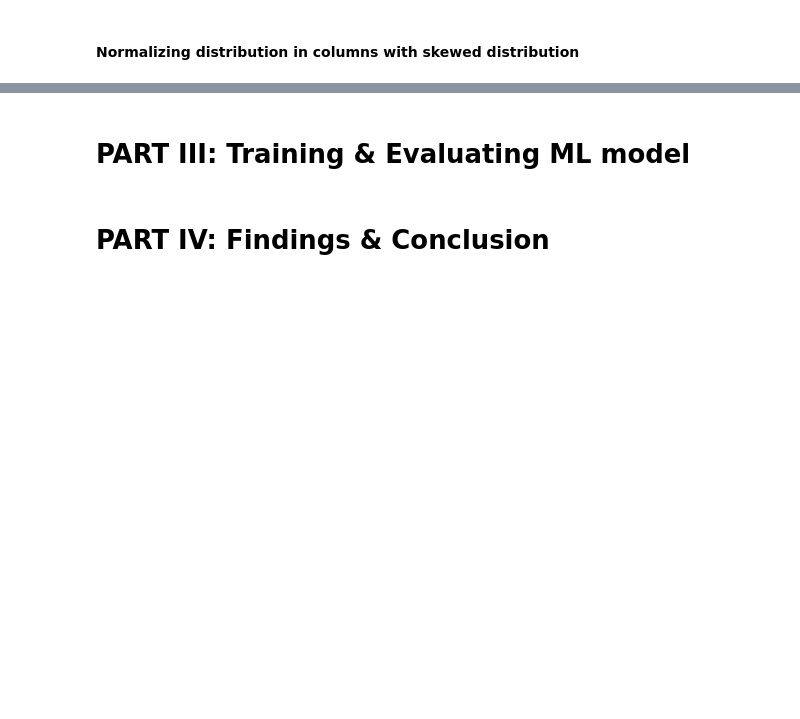
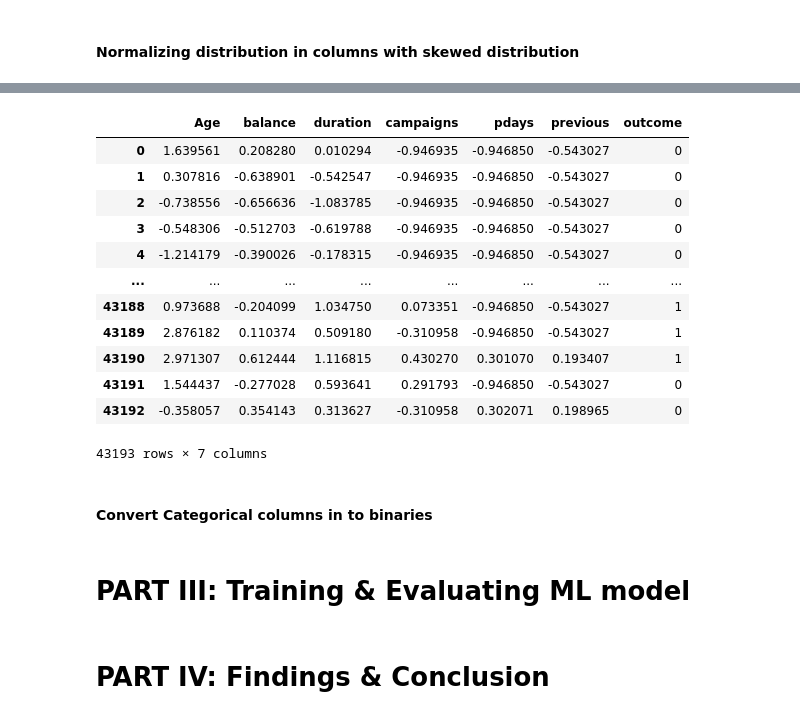
Before and after one commit to Tesfalem1983/Final-Project-LHL, a Jupyter notebook: Final_Project_SL.ipynb, the cells around one changed output, grey strips where cells are left out. Saved outputs shown, nothing was run; the diff lists cells and outputs as text; code cells hidden in the pictures; blank space fills up the shorter version.

```diff
--- a/Final_Project_SL.ipynb
+++ b/Final_Project_SL.ipynb
@@ -215,0 +269,22 @@ scaled_df
+# %%
+scaled_df['outcome'] = outcome_column.reset_index(drop=True)
+
+scaled_num_feat = scaled_df
+
+scaled_num_feat
+# %% [output]
+|  | Age | balance | duration | campaigns | pdays | previous | outcome |
+| 0 | 1.639561 | 0.208280 | 0.010294 | -0.946935 | -0.946850 | -0.543027 | 0 |
+| 1 | 0.307816 | -0.638901 | -0.542547 | -0.946935 | -0.946850 | -0.543027 | 0 |
+| 2 | -0.738556 | -0.656636 | -1.083785 | -0.946935 | -0.946850 | -0.543027 | 0 |
+| 3 | -0.548306 | -0.512703 | -0.619788 | -0.946935 | -0.946850 | -0.543027 | 0 |
+| 4 | -1.214179 | -0.390026 | -0.178315 | -0.946935 | -0.946850 | -0.543027 | 0 |
+| ... | ... | ... | ... | ... | ... | ... | ... |
+| 43188 | 0.973688 | -0.204099 | 1.034750 | 0.073351 | -0.946850 | -0.543027 | 1 |
+| 43189 | 2.876182 | 0.110374 | 0.509180 | -0.310958 | -0.946850 | -0.543027 | 1 |
+| 43190 | 2.971307 | 0.612444 | 1.116815 | 0.430270 | 0.301070 | 0.193407 | 1 |
+| 43191 | 1.544437 | -0.277028 | 0.593641 | 0.291793 | -0.946850 | -0.543027 | 0 |
+| 43192 | -0.358057 | 0.354143 | 0.313627 | -0.310958 | 0.302071 | 0.198965 | 0 |
+43193 rows × 7 columns
+# %% [markdown]
+#### Convert Categorical columns in to binaries
```
Also changed, not shown: parts of 4 cells of this notebook.
